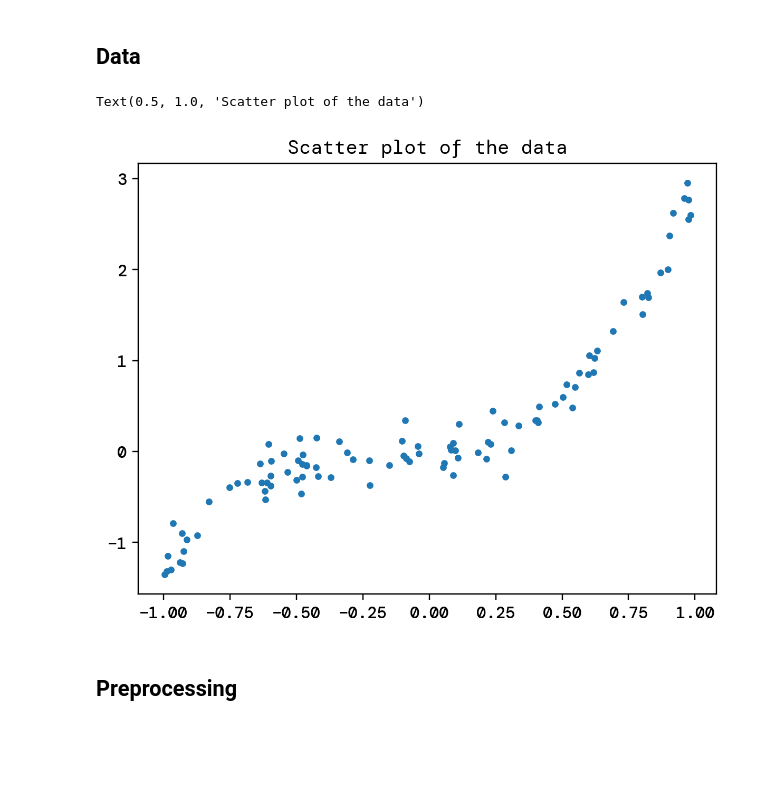
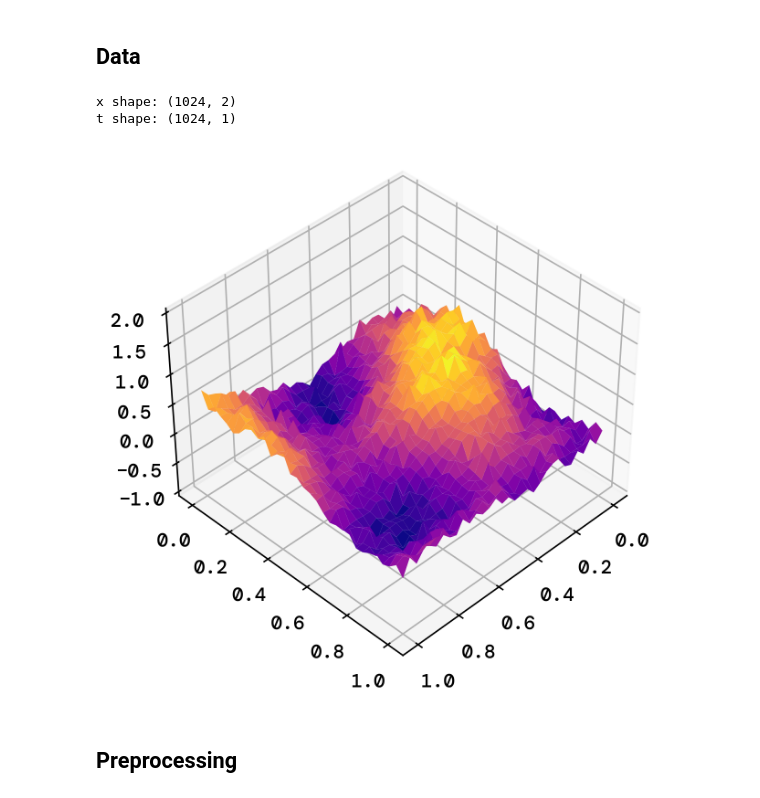
Before and after one commit to bragewiseth/MachineLearningProjects, a Jupyter notebook: project2/src/regression.ipynb, the cells around one changed output. Saved outputs shown, nothing was run; the diff lists cells and outputs as text; code cells hidden in the pictures; blank space fills up the shorter version.

```diff
--- a/project2/src/regression.ipynb
+++ b/project2/src/regression.ipynb
@@ -14,31 +15,33 @@ print("jax backend {}".format(xla_bridge.get_backend().platform))
 jax backend gpu
 # %% [markdown]
 ## Data
-# %%
-def FrankeFunction(x,y):
-    """
-    Franke function
-    """
-    term1 = 0.75*np.exp(-(0.25*(9*x-2)**2) - 0.25*((9*y-2)**2))
-    term2 = 0.75*np.exp(-((9*x+1)**2)/49.0 - 0.1*(9*y+1))
-    term3 = 0.5*np.exp(-(9*x-7)**2/4.0 - 0.25*((9*y-3)**2))
-    term4 = -0.2*np.exp(-(9*x-4)**2 - (9*y-7)**2)
-    return term1 + term2 + term3 + term4
-
-
-
-def f(x):
-    return 0.2*x + 0.8*x**2 + 2*x**3
-
-key = jax.random.PRNGKey(1234)
-x = jax.random.uniform(key, shape=(100,), minval=-1, maxval=1)
-key, subkey = jax.random.split(key)
-y = f(x) + 0.15*jax.random.normal(subkey, shape=(100,))
-plt.scatter(x, y, s=10)
-plt.title("Scatter plot of the data")
-# %% [output]
-Text(0.5, 1.0, 'Scatter plot of the data')
-[figure, removed]
+# %%
+n = 32  # Number of rows
+m = 32  # Number of columns
+perlin_noise_map = ada.generate_perlin_noise(n, m, seed=8, scale=0.05) + jax.random.normal(jax.random.PRNGKey(2024), (n, m)) * 0.08
+
+def simplerFunction(x):
+    return 0.2*x + 0.8*x**2 + 2*x**3
+# %%
+x = np.linspace(0, 1, 32)
+y = np.linspace(0, 1, 32)
+X, Y = np.meshgrid(x, y)
+fig, ax = plt.subplots(subplot_kw={"projection": "3d"})
+surf = ax.plot_surface(X, Y, perlin_noise_map, cmap='plasma',
+                       linewidth=0, antialiased=True)
+ax.set_zlim(-1.01, 2.01)
+ax.view_init(40, 45)
+
+
+x = np.vstack([X.ravel(), Y.ravel()]).T
+y = perlin_noise_map.reshape(-1, 1)
+
+print("x shape: {}".format(x.shape))
+print("t shape: {}".format(y.shape))
+# %% [output]
+x shape: (1024, 2)
+t shape: (1024, 1)
+[figure, added]
 # %% [markdown]
 ## Preprocessing
 # %%
```
Also changed, not shown: parts of 7 cells of this notebook, 8 other files.
